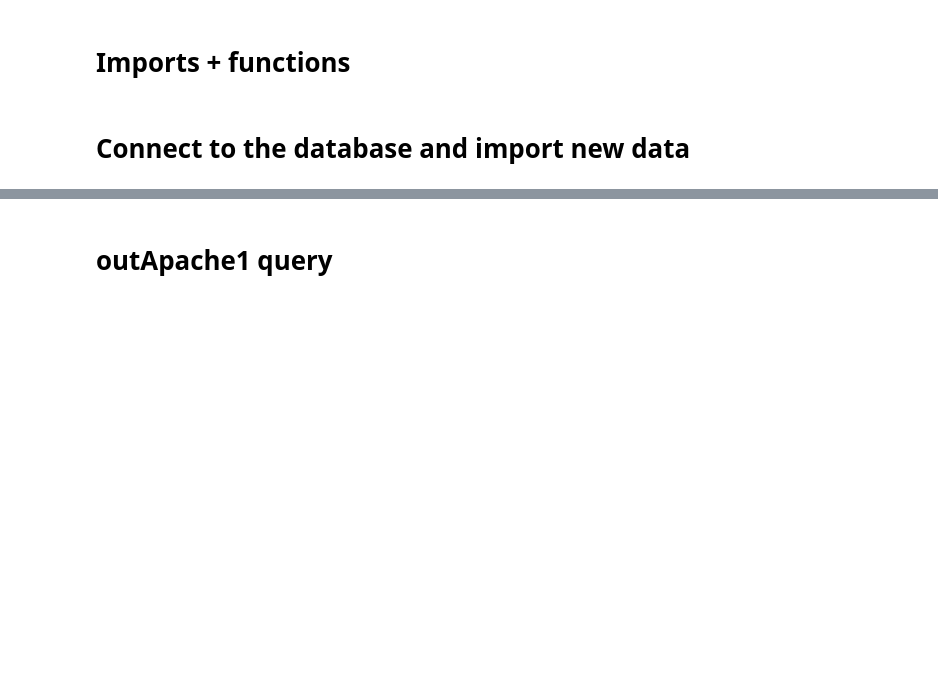
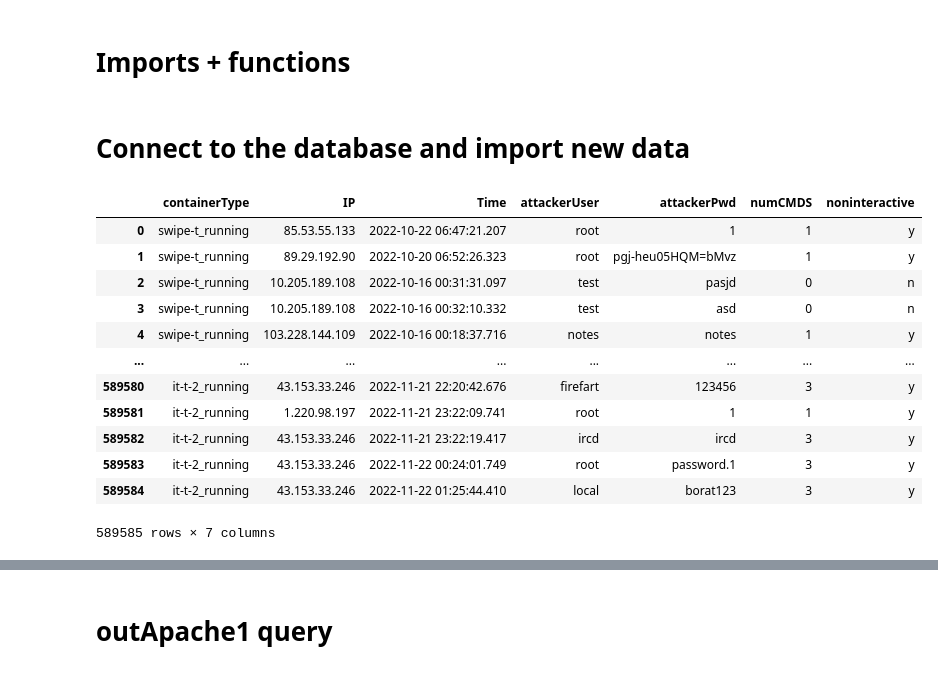
Before and after one commit to friendly-besties-incorporated/all-honeypot-code, a Jupyter notebook: hacs200master.ipynb, the cells around one changed output, grey strips where cells are left out. Saved outputs shown, nothing was run; the diff lists cells and outputs as text; code cells hidden in the pictures; blank space fills up the shorter version.

```diff
--- a/hacs200master.ipynb
+++ b/hacs200master.ipynb
@@ -48,6 +48,21 @@ conn = sqlite3.connect('mainDatabase.db')
 # %%
 mitm = pd.read_csv('mitm_out.txt', lineterminator='\n', delimiter='|')
 mitm.set_axis(['containerType', 'IP', 'Time', 'attackerUser', 'attackerPwd', 'numCMDS', 'noninteractive'], axis=1, inplace=True)
+mitm
+# %% [output]
+|  | containerType | IP | Time | attackerUser | attackerPwd | numCMDS | noninteractive |
+| 0 | swipe-t_running | 85.53.55.133 | 2022-10-22 06:47:21.207 | root | 1 | 1 | y |
+| 1 | swipe-t_running | 89.29.192.90 | 2022-10-20 06:52:26.323 | root | pgj-heu05HQM=bMvz | 1 | y |
+| 2 | swipe-t_running | 10.205.189.108 | 2022-10-16 00:31:31.097 | test | pasjd | 0 | n |
+| 3 | swipe-t_running | 10.205.189.108 | 2022-10-16 00:32:10.332 | test | asd | 0 | n |
+| 4 | swipe-t_running | 103.228.144.109 | 2022-10-16 00:18:37.716 | notes | notes | 1 | y |
+| ... | ... | ... | ... | ... | ... | ... | ... |
+| 589580 | it-t-2_running | 43.153.33.246 | 2022-11-21 22:20:42.676 | firefart | 123456 | 3 | y |
+| 589581 | it-t-2_running | 1.220.98.197 | 2022-11-21 23:22:09.741 | root | 1 | 1 | y |
+| 589582 | it-t-2_running | 43.153.33.246 | 2022-11-21 23:22:19.417 | ircd | ircd | 3 | y |
+| 589583 | it-t-2_running | 43.153.33.246 | 2022-11-22 00:24:01.749 | root | password.1 | 3 | y |
+| 589584 | it-t-2_running | 43.153.33.246 | 2022-11-22 01:25:44.410 | local | borat123 | 3 | y |
+589585 rows × 7 columns
 # %%
 apache = pd.read_csv('apache_out.txt', lineterminator='\n', delimiter='|')
 apache.set_axis(['apacheContainerType', 'apacheIP', 'apacheTime', 'apacheType', 'apacheSMTH', 'apacheUserAgent', 'apacheIsGet'], axis=1, inplace=True)
```
Also changed, not shown: parts of 39 cells of this notebook.
